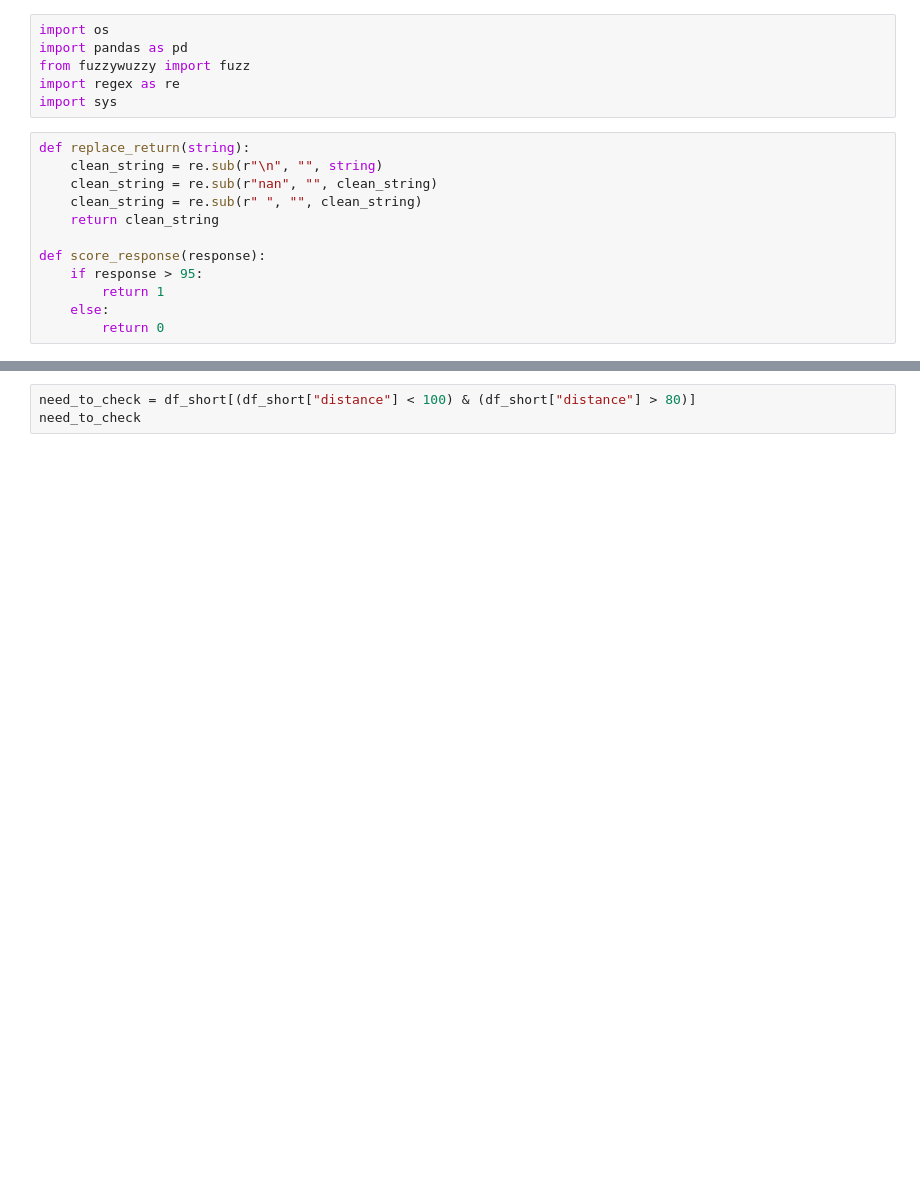
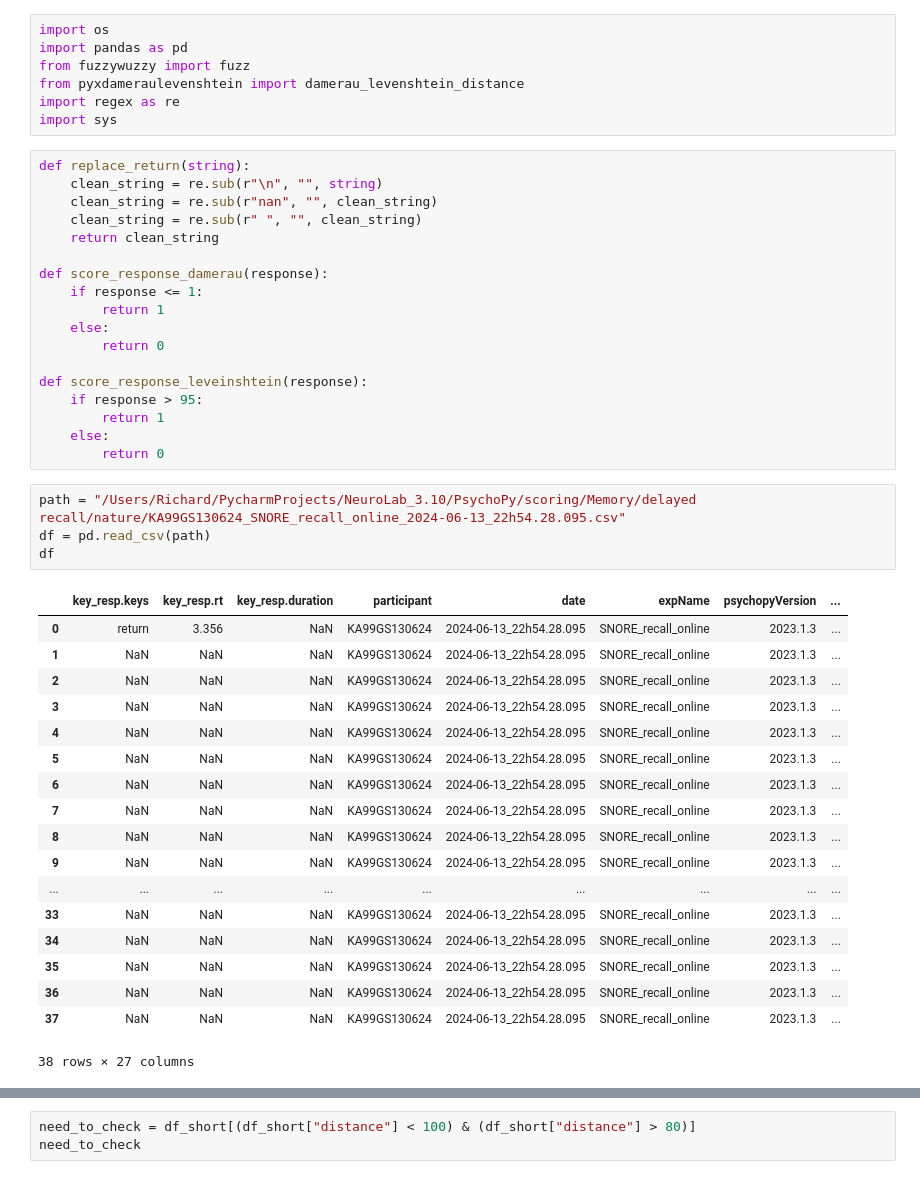
Before and after one commit to AlfredSwitchog/NeuroLab_3.10, a Jupyter notebook: PsychoPy/scoring/SNORE_scoring.ipynb, the cells around one changed output, grey strips where cells are left out. Drawn from its saved outputs; the diff is of its cells as text; blank space fills up the shorter version.

```diff
--- a/PsychoPy/scoring/SNORE_scoring.ipynb
+++ b/PsychoPy/scoring/SNORE_scoring.ipynb
@@ -2,6 +2,7 @@
 import os
 import pandas as pd
 from fuzzywuzzy import fuzz
+from pyxdameraulevenshtein import damerau_levenshtein_distance
 import regex as re
 import sys
 # %%
@@ -11,9 +12,38 @@ def replace_return(string):
     clean_string = re.sub(r" ", "", clean_string)
     return clean_string
 
-def score_response(response):
+def score_response_damerau(response):
+    if response <= 1:
+        return 1
+    else:
+        return 0
+
+def score_response_leveinshtein(response):
     if response > 95:
         return 1
     else:
         return 0
+# %%
+path = "/Users/Richard/PycharmProjects/NeuroLab_3.10/PsychoPy/scoring/Memory/delayed recall/nature/KA99GS130624_SNORE_recall_online_2024-06-13_22h54.28.095.csv"
+df = pd.read_csv(path)
+df
+# %% [output]
+|  | key_resp.keys | key_resp.rt | key_resp.duration | participant | date | expName | psychopyVersion | ... |
+| 0 | return | 3.356 | NaN | KA99GS130624 | 2024-06-13_22h54.28.095 | SNORE_recall_online | 2023.1.3 | ... |
+| 1 | NaN | NaN | NaN | KA99GS130624 | 2024-06-13_22h54.28.095 | SNORE_recall_online | 2023.1.3 | ... |
+| 2 | NaN | NaN | NaN | KA99GS130624 | 2024-06-13_22h54.28.095 | SNORE_recall_online | 2023.1.3 | ... |
+| 3 | NaN | NaN | NaN | KA99GS130624 | 2024-06-13_22h54.28.095 | SNORE_recall_online | 2023.1.3 | ... |
+| 4 | NaN | NaN | NaN | KA99GS130624 | 2024-06-13_22h54.28.095 | SNORE_recall_online | 2023.1.3 | ... |
+| 5 | NaN | NaN | NaN | KA99GS130624 | 2024-06-13_22h54.28.095 | SNORE_recall_online | 2023.1.3 | ... |
+| 6 | NaN | NaN | NaN | KA99GS130624 | 2024-06-13_22h54.28.095 | SNORE_recall_online | 2023.1.3 | ... |
+| 7 | NaN | NaN | NaN | KA99GS130624 | 2024-06-13_22h54.28.095 | SNORE_recall_online | 2023.1.3 | ... |
+| 8 | NaN | NaN | NaN | KA99GS130624 | 2024-06-13_22h54.28.095 | SNORE_recall_online | 2023.1.3 | ... |
+| 9 | NaN | NaN | NaN | KA99GS130624 | 2024-06-13_22h54.28.095 | SNORE_recall_online | 2023.1.3 | ... |
+| ... | ... | ... | ... | ... | ... | ... | ... | ... |
+| 33 | NaN | NaN | NaN | KA99GS130624 | 2024-06-13_22h54.28.095 | SNORE_recall_online | 2023.1.3 | ... |
+| 34 | NaN | NaN | NaN | KA99GS130624 | 2024-06-13_22h54.28.095 | SNORE_recall_online | 2023.1.3 | ... |
+| 35 | NaN | NaN | NaN | KA99GS130624 | 2024-06-13_22h54.28.095 | SNORE_recall_online | 2023.1.3 | ... |
+| 36 | NaN | NaN | NaN | KA99GS130624 | 2024-06-13_22h54.28.095 | SNORE_recall_online | 2023.1.3 | ... |
+| 37 | NaN | NaN | NaN | KA99GS130624 | 2024-06-13_22h54.28.095 | SNORE_recall_online | 2023.1.3 | ... |
+38 rows × 27 columns
 # %%
```
Also changed, not shown: parts of 6 cells of this notebook, 23 other files.
